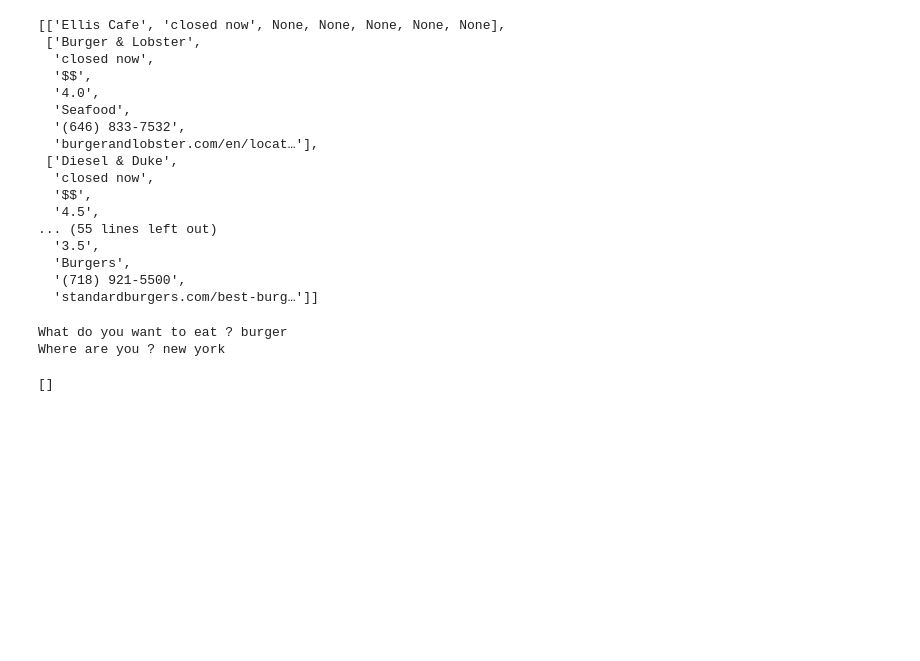
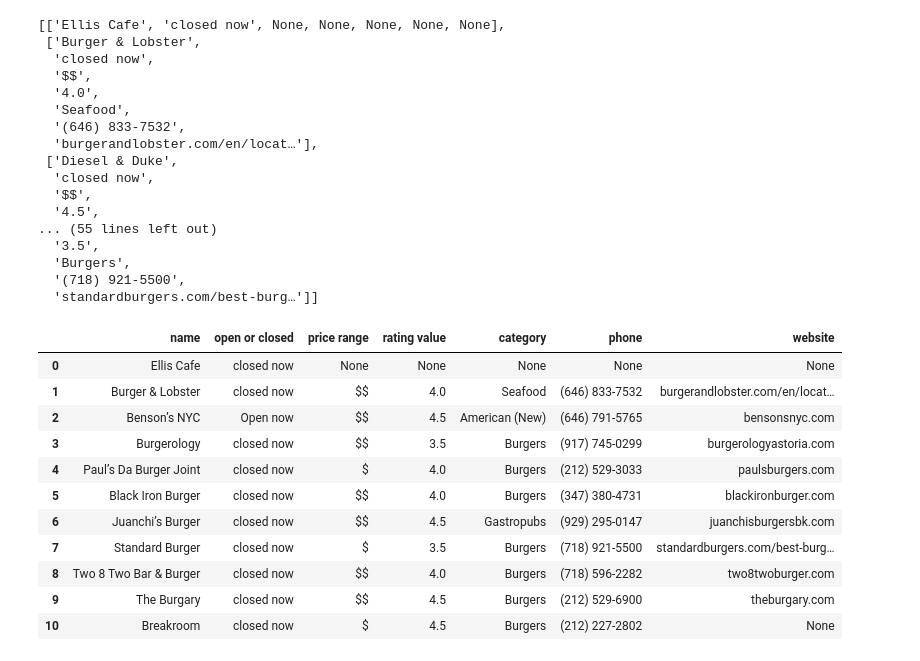
Before and after one commit to qcsun0318/toolsproject, a Jupyter notebook: Tools_Project.ipynb, the cells around one changed output. Drawn from its saved outputs; the diff is of its cells as text; code cells hidden in the pictures; blank space fills up the shorter version.

Commit message:
solve empty df issue, return first page result in df

```diff
--- a/Tools_Project.ipynb
+++ b/Tools_Project.ipynb
@@ -322,9 +338,43 @@ business_list
   'standardburgers.com/best-burg…']]
 # %%
 businesses
-# %%
-get_businesses()
-# %% [output]
-What do you want to eat ? burger
-Where are you ? new york
-[]
+# %%
+def get_businesses_case():
+    business_list= []
+
+#     keyword = input('What do you want to eat ? ')
+#     address = input('Where are you ? ')
+
+    url = "https://www.yelp.com/search?find_desc=burger+&find_loc=new+york"
+    response = requests.get(url)
+    try:
+        results_page = BeautifulSoup(response.content,'lxml')
+    except:
+        print("we didn't get back result page from yelp correctly")
+
+    businesses = results_page.find_all('a',{'data-analytics-label':"biz-name"})
+    business_list = []
+    for business in businesses:
+        name = business.find('span').get_text()
+        link = 'https://www.yelp.com' + business.get('href')
+        addr,category,price_range,rating_value,phone_number,open_,web= get_info(link)
+        #df.append([name,open_,price_range,rating_value,category,phone_number,web])
+        business_list.append([name,open_,price_range,rating_value,category,phone_number,web])
+
+    df = pd.DataFrame(business_list, columns = ['name','open or closed','price range','rating value','category','phone','website'])
+
+    return(df)
+get_businesses_case()
+# %% [output]
+|  | name | open or closed | price range | rating value | category | phone | website |
+| 0 | Ellis Cafe | closed now | None | None | None | None | None |
+| 1 | Burger & Lobster | closed now | $$ | 4.0 | Seafood | (646) 833-7532 | burgerandlobster.com/en/locat… |
+| 2 | Benson’s NYC | Open now | $$ | 4.5 | American (New) | (646) 791-5765 | bensonsnyc.com |
+| 3 | Burgerology | closed now | $$ | 3.5 | Burgers | (917) 745-0299 | burgerologyastoria.com |
+| 4 | Paul’s Da Burger Joint | closed now | $ | 4.0 | Burgers | (212) 529-3033 | paulsburgers.com |
+| 5 | Black Iron Burger | closed now | $$ | 4.0 | Burgers | (347) 380-4731 | blackironburger.com |
+| 6 | Juanchi’s Burger | closed now | $$ | 4.5 | Gastropubs | (929) 295-0147 | juanchisburgersbk.com |
+| 7 | Standard Burger | closed now | $ | 3.5 | Burgers | (718) 921-5500 | standardburgers.com/best-burg… |
+| 8 | Two 8 Two Bar & Burger | closed now | $$ | 4.0 | Burgers | (718) 596-2282 | two8twoburger.com |
+| 9 | The Burgary | closed now | $$ | 4.5 | Burgers | (212) 529-6900 | theburgary.com |
+| 10 | Breakroom | closed now | $ | 4.5 | Burgers | (212) 227-2802 | None |
```
Also changed, not shown: parts of 2 cells of this notebook.
